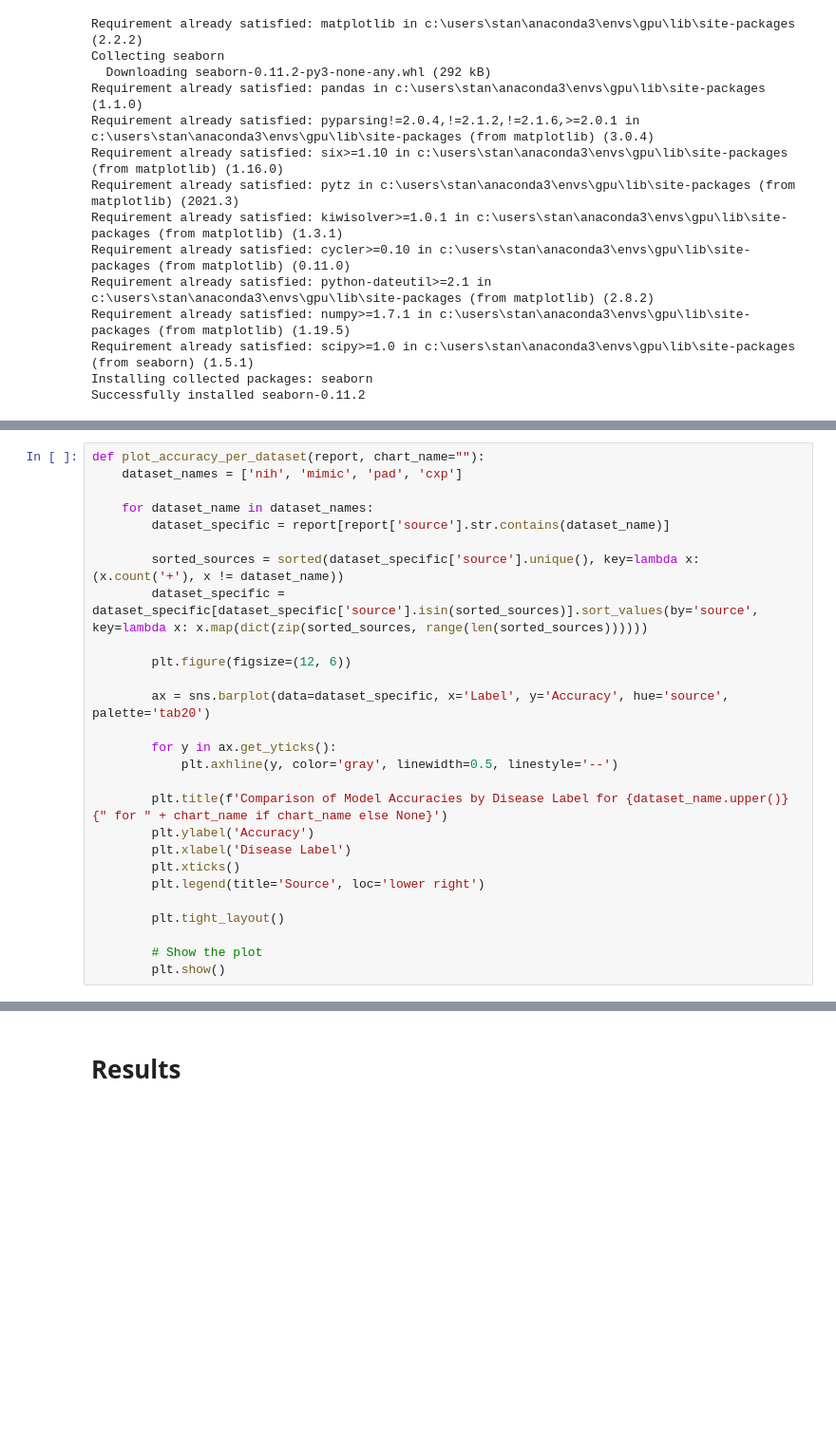
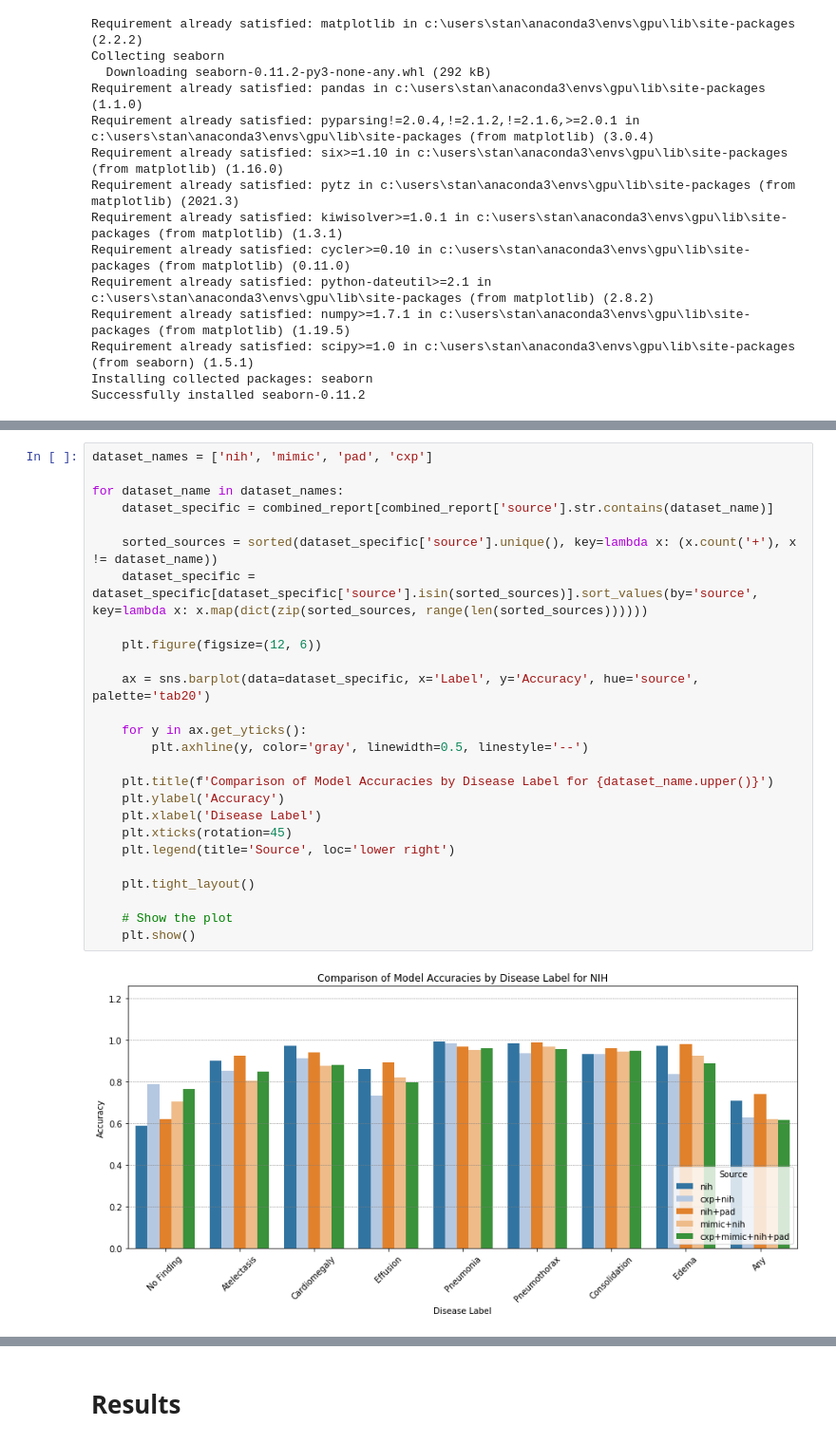
Before and after one commit to nstawski/dlh-final-project, a Jupyter notebook: Nina_Stawski_final_project_stats.ipynb, the cells around one changed output, grey strips where cells are left out. Shown at 95% size. Drawn from its saved outputs; the diff is of its cells as text; blank space fills up the shorter version.

Commit message:
updated for balanced dataset

```diff
--- a/Nina_Stawski_final_project_stats.ipynb
+++ b/Nina_Stawski_final_project_stats.ipynb
@@ -2685,27 +2570,28 @@ plot_breakdown_accuracy_changes(one_datasets_accuracy_changes_df, "evaluating on
 # %%
-def plot_accuracy_per_dataset(report, chart_name=""):
-    dataset_names = ['nih', 'mimic', 'pad', 'cxp']
+dataset_names = ['nih', 'mimic', 'pad', 'cxp']
 
-    for dataset_name in dataset_names:
-        dataset_specific = report[report['source'].str.contains(dataset_name)]
+for dataset_name in dataset_names:
+    dataset_specific = combined_report[combined_report['source'].str.contains(dataset_name)]
 
-        sorted_sources = sorted(dataset_specific['source'].unique(), key=lambda x: (x.count('+'), x != dataset_name))
-        dataset_specific = dataset_specific[dataset_specific['source'].isin(sorted_sources)].sort_values(by='source', key=lambda x: x.map(dict(zip(sorted_sources, range(len(sorted_sources))))))
+    sorted_sources = sorted(dataset_specific['source'].unique(), key=lambda x: (x.count('+'), x != dataset_name))
+    dataset_specific = dataset_specific[dataset_specific['source'].isin(sorted_sources)].sort_values(by='source', key=lambda x: x.map(dict(zip(sorted_sources, range(len(sorted_sources))))))
 
-        plt.figure(figsize=(12, 6))
+    plt.figure(figsize=(12, 6))
 
-        ax = sns.barplot(data=dataset_specific, x='Label', y='Accuracy', hue='source', palette='tab20')
+    ax = sns.barplot(data=dataset_specific, x='Label', y='Accuracy', hue='source', palette='tab20')
 
-        for y in ax.get_yticks():
-            plt.axhline(y, color='gray', linewidth=0.5, linestyle='--')
+    for y in ax.get_yticks():
+        plt.axhline(y, color='gray', linewidth=0.5, linestyle='--')
 
-        plt.title(f'Comparison of Model Accuracies by Disease Label for {dataset_name.upper()} {" for " + chart_name if chart_name else None}')
-        plt.ylabel('Accuracy')
-        plt.xlabel('Disease Label')
-        plt.xticks()
-        plt.legend(title='Source', loc='lower right')
+    plt.title(f'Comparison of Model Accuracies by Disease Label for {dataset_name.upper()}')
+    plt.ylabel('Accuracy')
+    plt.xlabel('Disease Label')
+    plt.xticks(rotation=45)
+    plt.legend(title='Source', loc='lower right')
 
-        plt.tight_layout()
+    plt.tight_layout()
 
-        # Show the plot
-        plt.show()
+    # Show the plot
+    plt.show()
+# %% [output]
+[figure, added]
```
Also changed, not shown: parts of 62 cells of this notebook, 1 other file.
